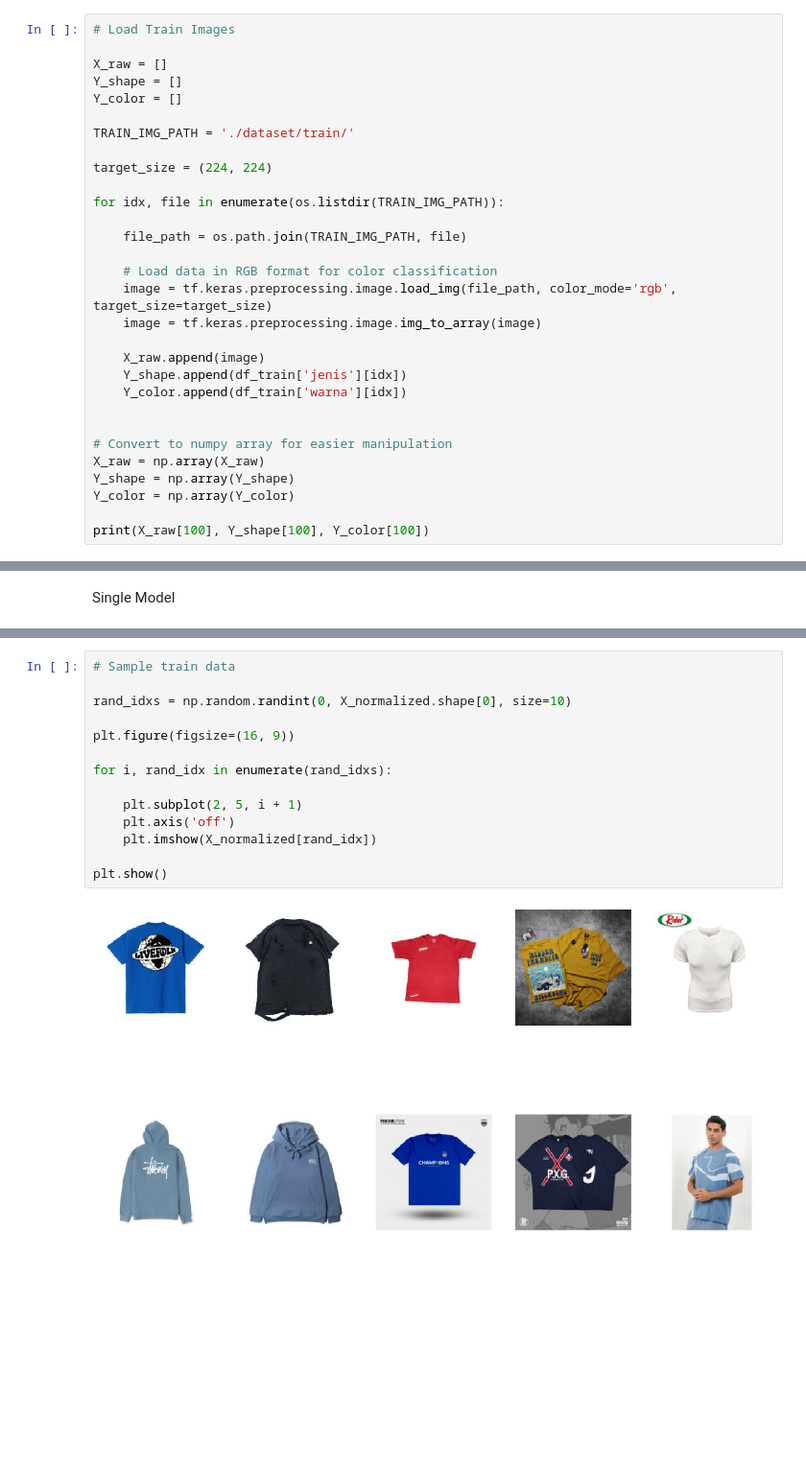
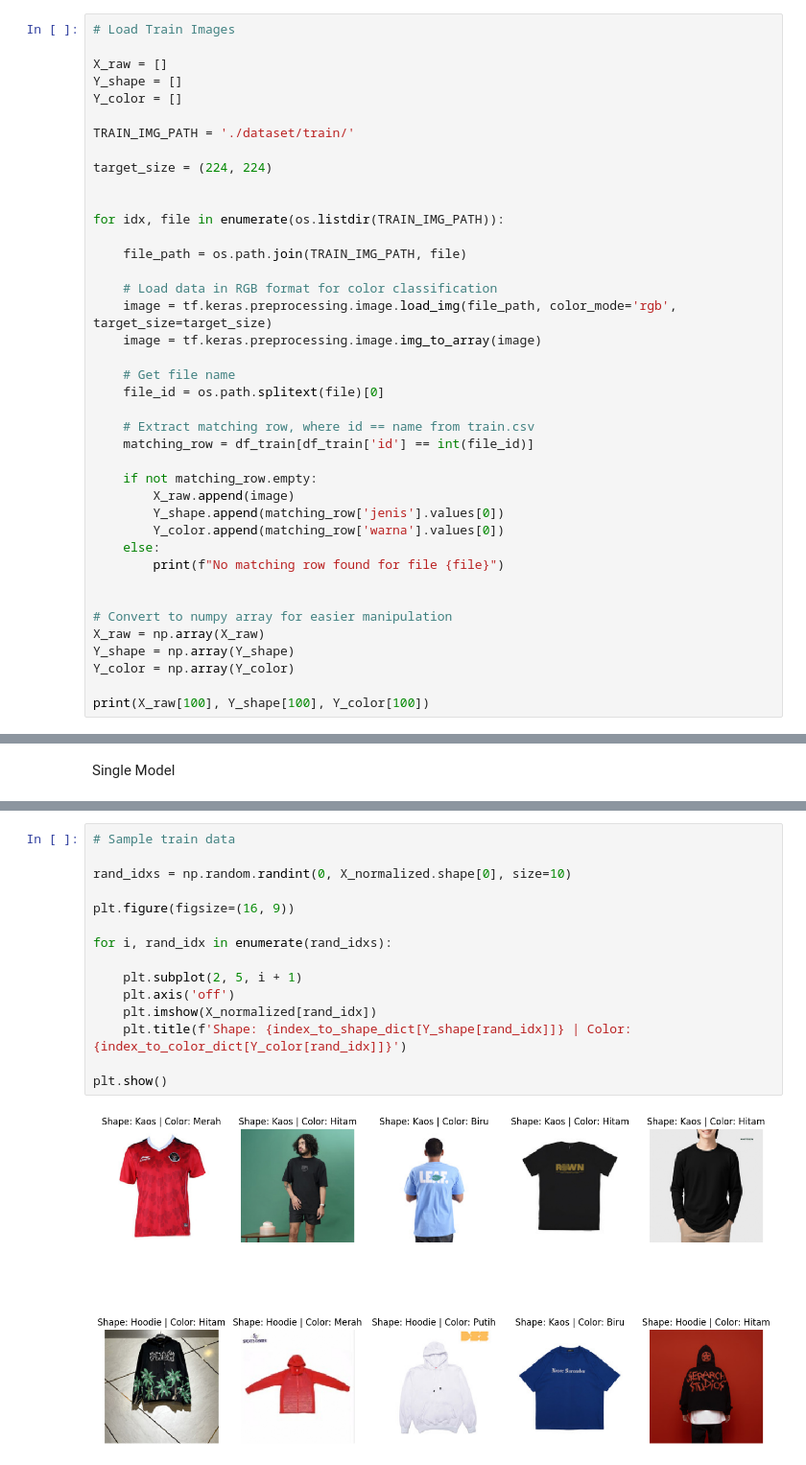
Before and after one commit to obertcoy/e-commerce-multi-label-classification, a Jupyter notebook: main.ipynb, the cells around one changed output, grey strips where cells are left out. Shown: that part at 96% size. Drawn from its saved outputs; the diff is of its cells as text; blank space fills up the shorter version.

```diff
--- a/main.ipynb
+++ b/main.ipynb
@@ -34,6 +34,7 @@ TRAIN_IMG_PATH = './dataset/train/'
 
 target_size = (224, 224)
 
+
 for idx, file in enumerate(os.listdir(TRAIN_IMG_PATH)):
 
     file_path = os.path.join(TRAIN_IMG_PATH, file)
@@ -42,9 +43,18 @@ for idx, file in enumerate(os.listdir(TRAIN_IMG_PATH)):
     image = tf.keras.preprocessing.image.load_img(file_path, color_mode='rgb', target_size=target_size)
     image = tf.keras.preprocessing.image.img_to_array(image)
 
-    X_raw.append(image)
-    Y_shape.append(df_train['jenis'][idx])
-    Y_color.append(df_train['warna'][idx])
+    # Get file name
+    file_id = os.path.splitext(file)[0]
+
+    # Extract matching row, where id == name from train.csv
+    matching_row = df_train[df_train['id'] == int(file_id)]
+
+    if not matching_row.empty:
+        X_raw.append(image)
+        Y_shape.append(matching_row['jenis'].values[0])
+        Y_color.append(matching_row['warna'].values[0])
+    else:
+        print(f"No matching row found for file {file}")
 
 
 # Convert to numpy array for easier manipulation
@@ -348,16 +364,17 @@ Epoch 50/50
 # %%
 # Sample train data
 
 rand_idxs = np.random.randint(0, X_normalized.shape[0], size=10)
 
 plt.figure(figsize=(16, 9))
 
 for i, rand_idx in enumerate(rand_idxs):
 
     plt.subplot(2, 5, i + 1)
     plt.axis('off')
     plt.imshow(X_normalized[rand_idx])
+    plt.title(f'Shape: {index_to_shape_dict[Y_shape[rand_idx]]} | Color: {index_to_color_dict[Y_color[rand_idx]]}')
 
 plt.show()
 # %% [output]
-[figure, old version]
+[figure, new version]
```
Also changed, not shown: parts of 5 cells of this notebook.
